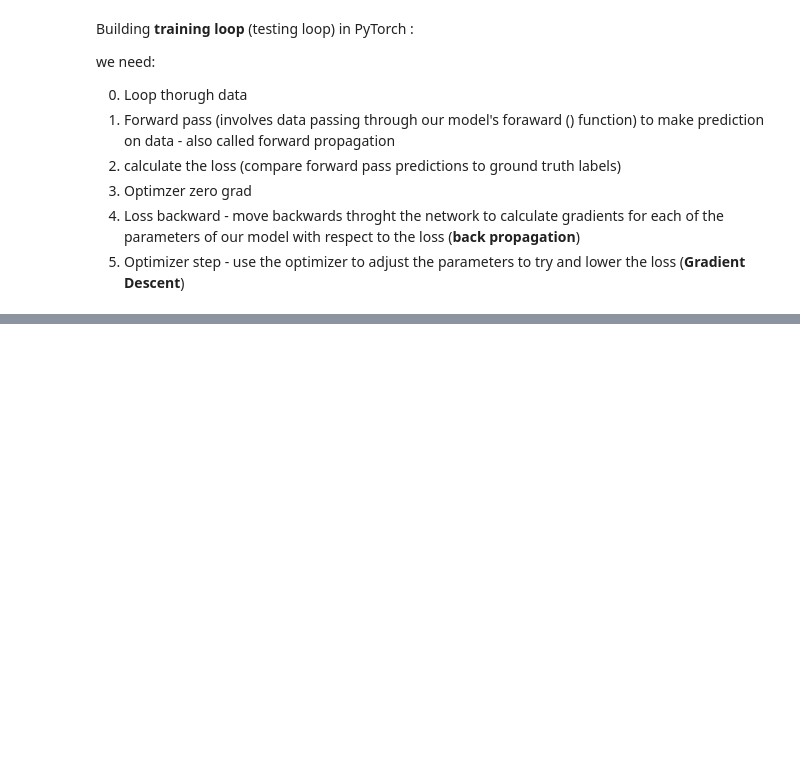
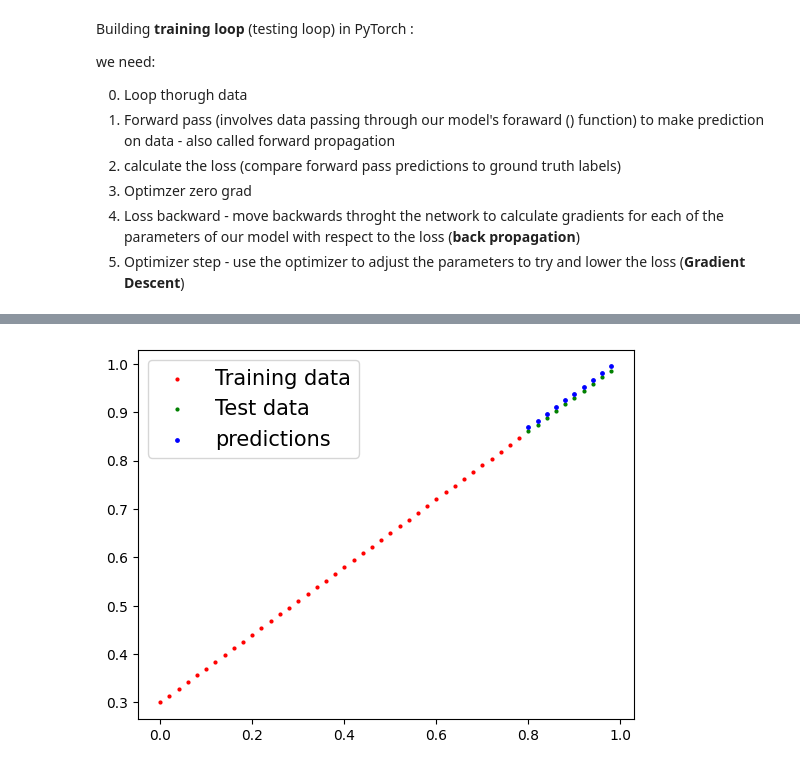
Before and after one commit to pr31988/PyTorch-Fundamentals, a Jupyter notebook: _PyTorch_WorkFlow_01.ipynb, the cells around one changed output, grey strips where cells are left out. Saved outputs shown, nothing was run; the diff lists cells and outputs as text; code cells hidden in the pictures; blank space fills up the shorter version.

Commit message:
adding testing loop

```diff
--- a/_PyTorch_WorkFlow_01.ipynb
+++ b/_PyTorch_WorkFlow_01.ipynb
@@ -230,9 +230,9 @@ we need:
 # %%
 torch.manual_seed(42)
 
-epochs = 110  # its a hyper parameter
+epochs = 100  # its a hyper parameter
 
-### Training
+### Training Loop
 # 0. loop through data
 for epoch in range(epochs):
 
@@ -266,0 +263,20 @@ plot_prediction(predictions=y_preds_new)
+# %%
+### testing Loop
+
+for epoch in range(epochs):
+
+  # set model to testing mode
+  model_0.eval()   # turns off settings in the model not needed for evaluation/testing (dropout/batch norm layer)
+
+  with torch.inference_mode():  # turn off gradient tracking and some more settings
+
+  # forward pass
+    test_pred = model_0(X_test)
+
+  # calculate the loss
+    test_loss = loss_fn(test_pred, y_test)
+
+  # print the log
+  if epoch % 10 == 0:
+    print(f'epoch: {epoch} test-loss: {test_loss}')
+    print(model_0.state_dict())
@@ -266,0 +304,5 @@ plot_prediction(predictions=y_preds_new)
+# %%
+#plot_prediction(predictions=y_preds_new)
+plot_prediction(predictions=test_pred)
+# %% [output]
+[figure, added]
```
Also changed, not shown: parts of 4 cells of this notebook.
